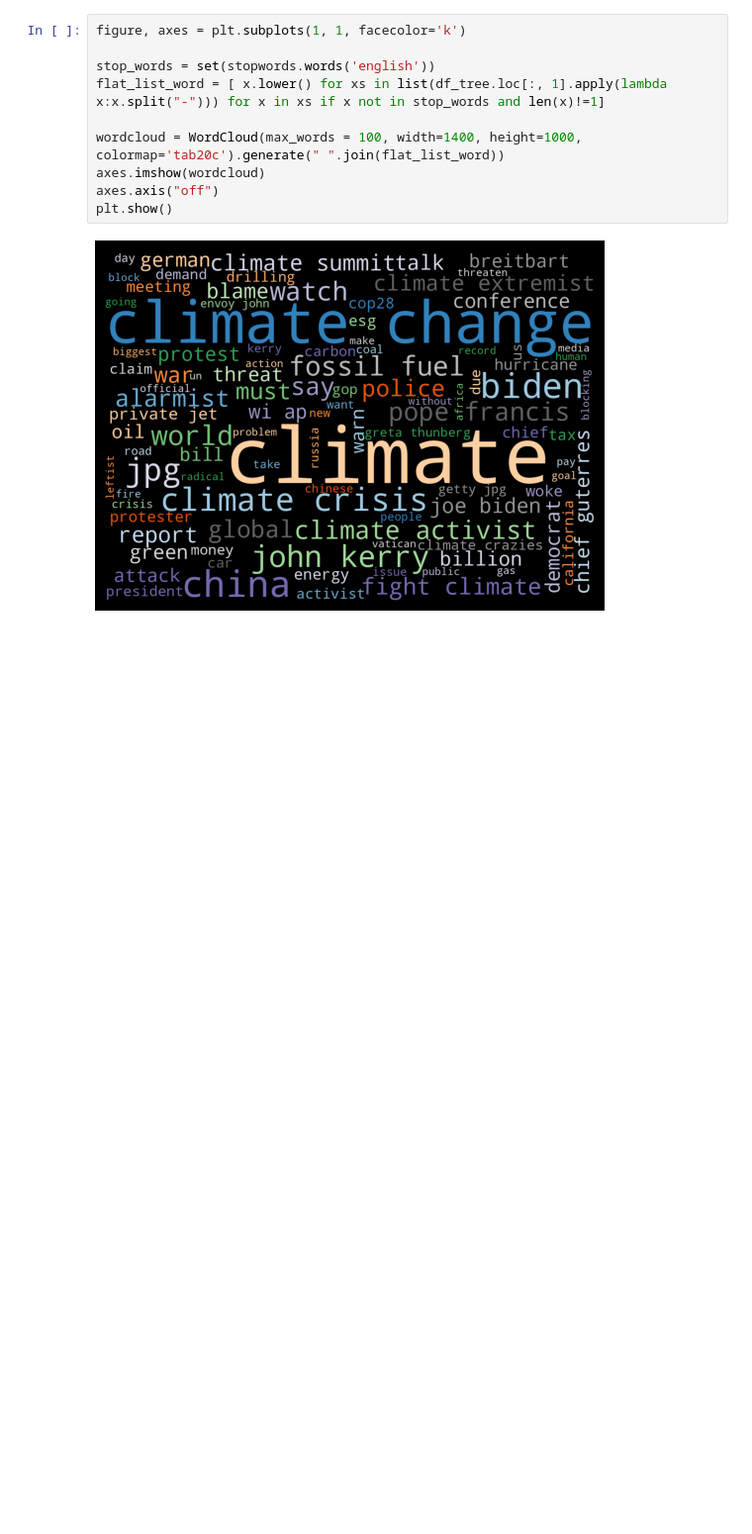
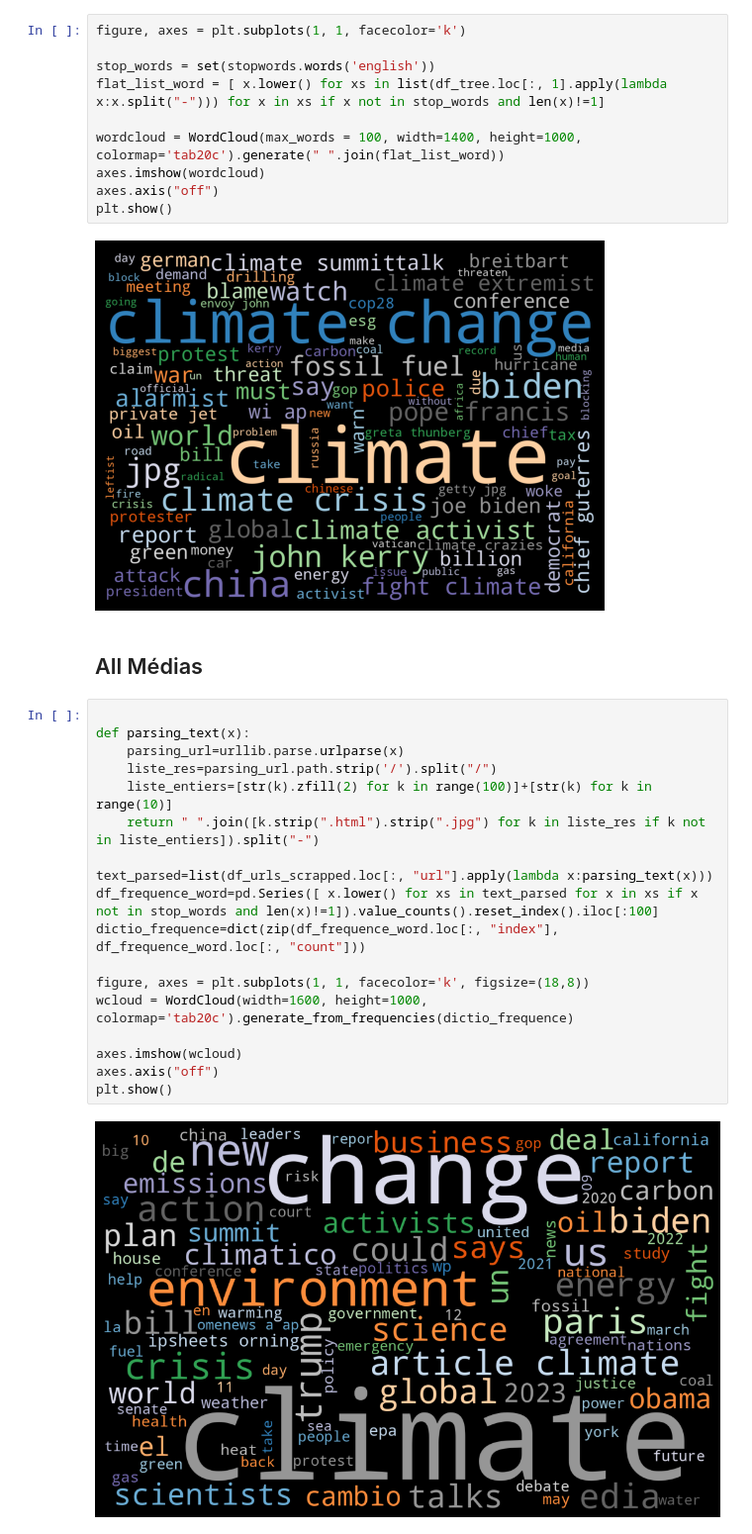
Before and after one commit to PatrickLperso/Suivi_de_narratives, a Jupyter notebook: Analysis_mongo.ipynb, the cells around one changed output. Shown at 99% size. Drawn from its saved outputs; the diff is of its cells as text; blank space fills up the shorter version.

```diff
--- a/Analysis_mongo.ipynb
+++ b/Analysis_mongo.ipynb
@@ -254,3 +258,25 @@ axes.axis("off")
 plt.show()
 # %% [output]
 [figure]
+# %% [markdown]
+## All Médias
+# %%
+
+def parsing_text(x):
+    parsing_url=urllib.parse.urlparse(x)
+    liste_res=parsing_url.path.strip('/').split("/")
+    liste_entiers=[str(k).zfill(2) for k in range(100)]+[str(k) for k in range(10)]
+    return " ".join([k.strip(".html").strip(".jpg") for k in liste_res if k not in liste_entiers]).split("-")
+
+text_parsed=list(df_urls_scrapped.loc[:, "url"].apply(lambda x:parsing_text(x)))
+df_frequence_word=pd.Series([ x.lower() for xs in text_parsed for x in xs if x not in stop_words and len(x)!=1]).value_counts().reset_index().iloc[:100]
+dictio_frequence=dict(zip(df_frequence_word.loc[:, "index"], df_frequence_word.loc[:, "count"]))
+
+figure, axes = plt.subplots(1, 1, facecolor='k', figsize=(18,8))
+wcloud = WordCloud(width=1600, height=1000,  colormap='tab20c').generate_from_frequencies(dictio_frequence)
+
+axes.imshow(wcloud)
+axes.axis("off")
+plt.show()
+# %% [output]
+[figure, added]
```
Also changed, not shown: parts of 3 cells of this notebook.
